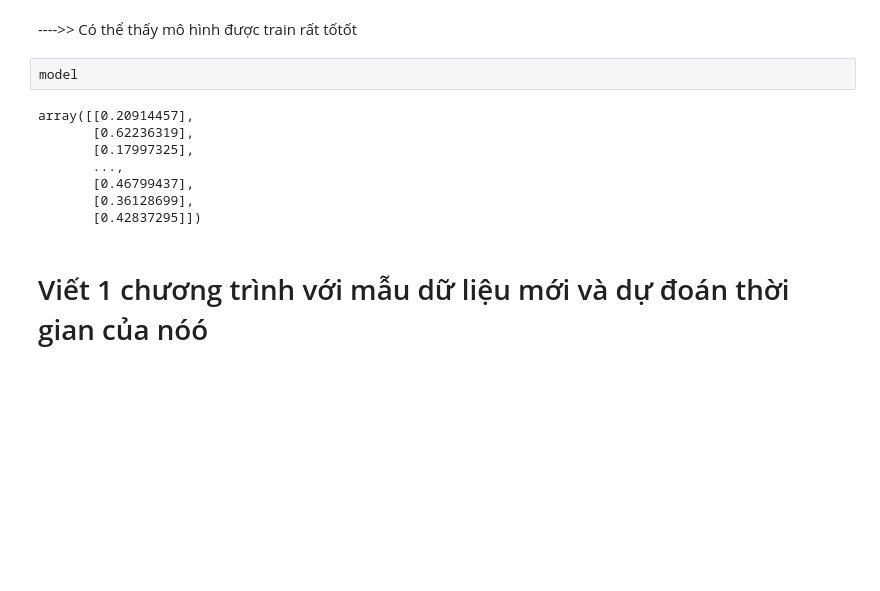
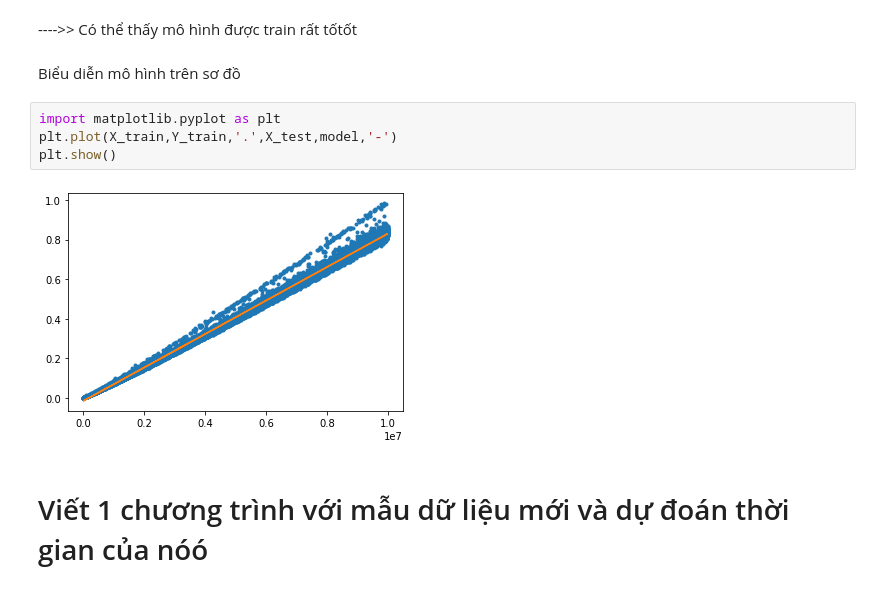
Before and after one commit to latruonghai/CS114.K21, a Jupyter notebook: ThiGK2.ipynb, the cells around one changed output. Drawn from its saved outputs; the diff is of its cells as text; blank space fills up the shorter version.

```diff
--- a/ThiGK2.ipynb
+++ b/ThiGK2.ipynb
@@ -78,15 +85,13 @@ print(mean_squared_error(Y_test,model))
 # %% [markdown]
 ---->>  Có thể thấy mô hình được train rất tốtốt
-# %%
-model
-# %% [output]
-array([[0.20914457],
-       [0.62236319],
-       [0.17997325],
-       ...,
-       [0.46799437],
-       [0.36128699],
-       [0.42837295]])
+# %% [markdown]
+Biểu diễn mô hình trên sơ đồ
+# %%
+import matplotlib.pyplot as plt
+plt.plot(X_train,Y_train,'.',X_test,model,'-')
+plt.show()
+# %% [output]
+[figure, added]
 # %% [markdown]
 # Viết 1 chương trình với mẫu dữ liệu mới và dự đoán thời gian của nóó
 # %%
```
Also changed, not shown: parts of 26 cells of this notebook.
